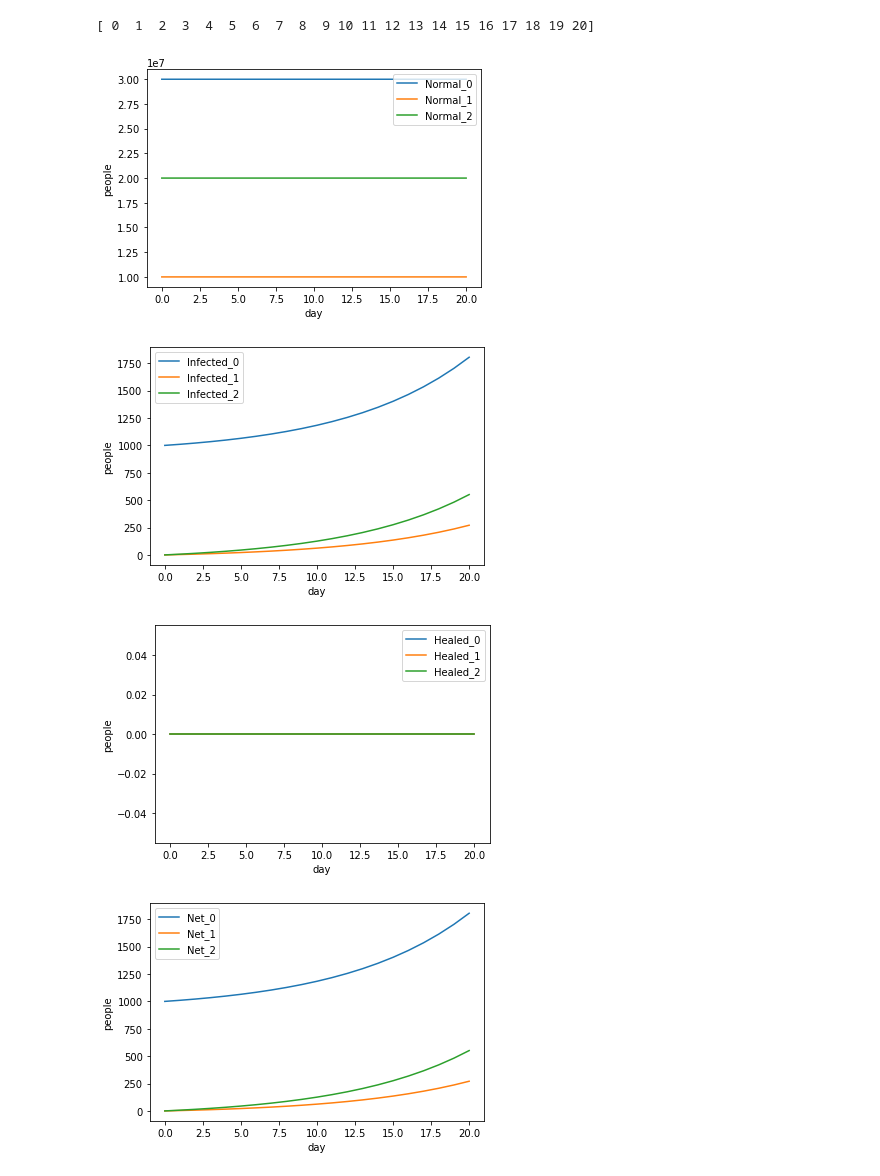
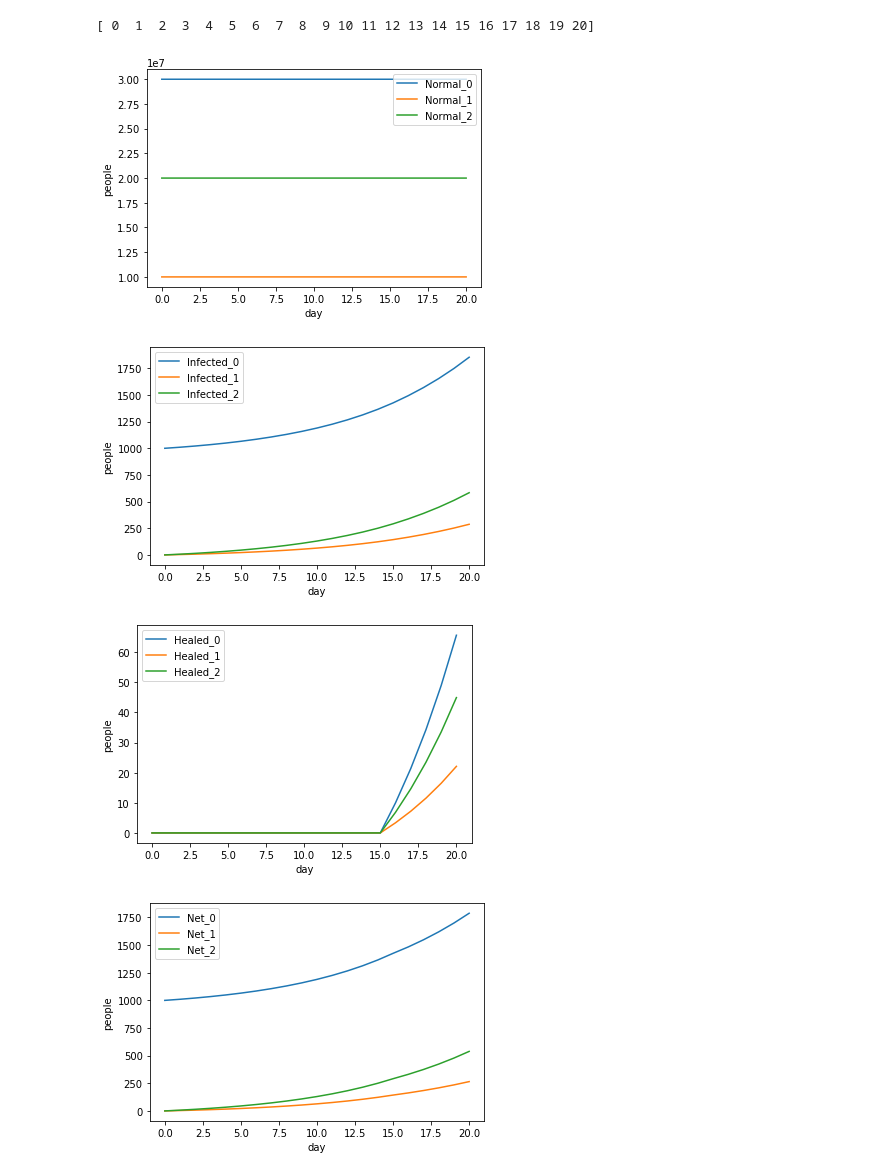
Before and after one commit to aofphy/covid19CMT, a Jupyter notebook: 4 3 case.ipynb, the cells around one changed output. Cells and saved outputs as stored; diff of their text form; code cells hidden in the pictures.

```diff
--- a/4 3 case.ipynb
+++ b/4 3 case.ipynb
@@ -23,7 +23,7 @@ x=10
 inft =100*x        # initial infected people
 length  =20    # predicted length (days)
 meeting  =10    # 1 infected people can meet 20 people
-healed_day= 21     # infected people will be healed in 7 days after being infected
+healed_day= 14     # infected people will be healed in 7 days after being infected
 #x=1
 H=30000000
 M=10000000
@@ -97,36 +97,36 @@ plt.show()
 for j in range(len(Pop)):
     plt.plot(day,Heal[j],'-',label ="Healed_"+str(j))
 plt.xlabel('day')
 plt.ylabel('people')
 plt.legend()
 plt.show()
 
 for j in range(len(Pop)):
     plt.plot(day,Net[j],'-',label ="Net_"+str(j))
 plt.xlabel('day')
 plt.ylabel('people')
 plt.legend()
 plt.show()
 
     #changing list into nparray
 Normal = np.array(Normal)
 Infect = np.array(Infect)
 Heal   = np.array(Heal)
 Net    = np.array(Net)
 Normal_sum = np.zeros(len(Normal[0]))
 Infect_sum = np.zeros(len(Infect[0]));
 Heal_sum = np.zeros(len(Heal[0]))
 Net_sum = np.zeros(len(Net[0]))
 for j in range(len(Pop)):
     Normal_sum = Normal_sum + Normal[j]
     Infect_sum = Infect_sum + Infect[j]
     Heal_sum   = Heal_sum   + Heal[j]
     Net_sum    = Net_sum    + Net[j]
 # %% [output]
 [figure]
-[figure, old version]
+[figure, new version]
-[figure, old version]
+[figure, new version]
-[figure, old version]
+[figure, new version]
 # %%
 #plt.plot(day,Normal_sum,'-',label ="Normal")
 plt.plot(day,Infect_sum,'-',label ="Infected")
```
Also changed, not shown: parts of 2 cells of this notebook, 8 other files.
